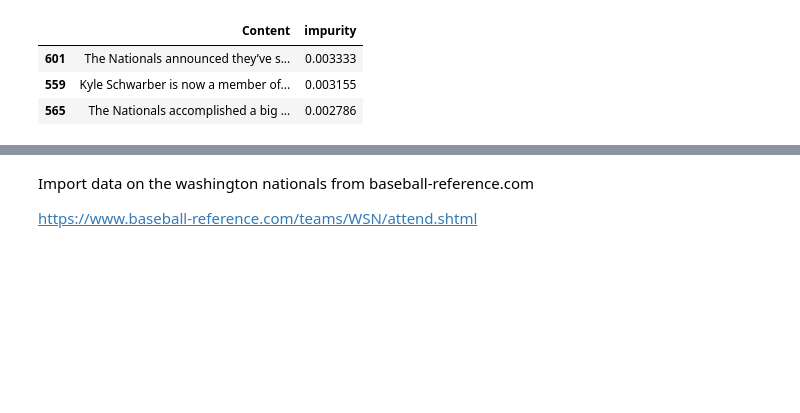
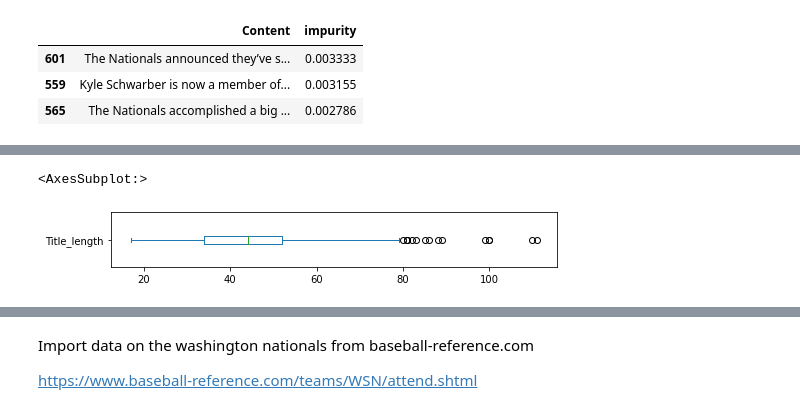
Before and after one commit to ApkimCA/AppliedTextMining_Team11, a Jupyter notebook: nationals_code.ipynb, the cells around one changed output, grey strips where cells are left out. Drawn from its saved outputs; the diff is of its cells as text; code cells hidden in the pictures; blank space fills up the shorter version.

```diff
--- a/nationals_code.ipynb
+++ b/nationals_code.ipynb
@@ -261,0 +224,6 @@ TypeError: expected string or bytes-like object
+# %%
+df['Title_length'] = df['Title'].str.len()
+df['Title_length'].plot(kind='box', vert=False, figsize=(8, 1))
+# %% [output]
+<AxesSubplot:>
+[figure, added]
```
Also changed, not shown: parts of 15 cells of this notebook.
